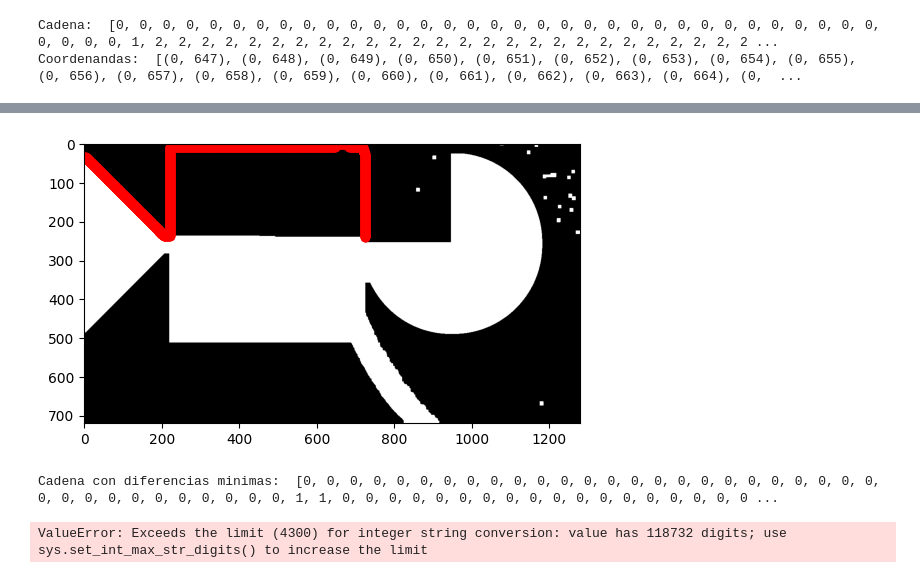
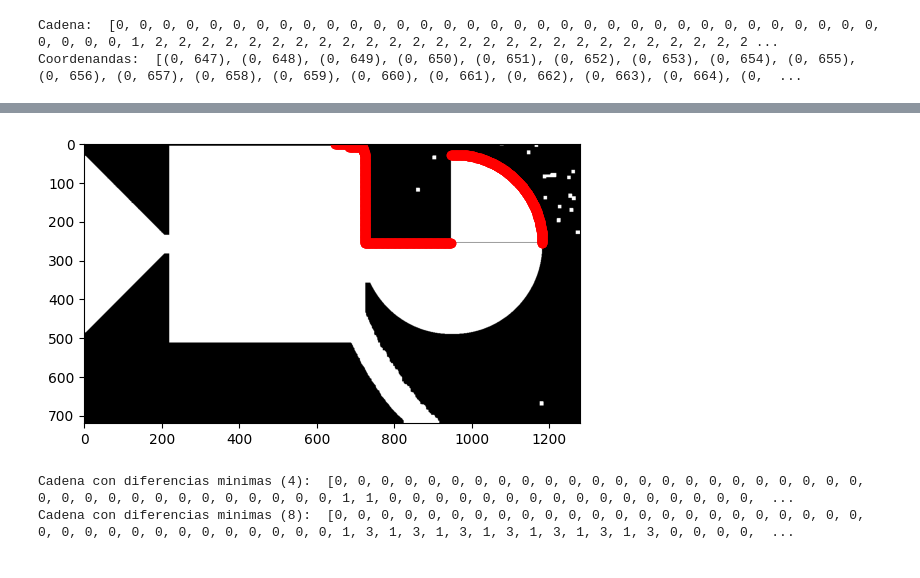
Before and after one commit to OmarFloresSanchez/Pancitos, a Jupyter notebook: Practica2-2/practica2-2.ipynb, the cells around one changed output, grey strips where cells are left out. Cells and saved outputs as stored; diff of their text form; code cells hidden in the pictures.

Commit message:
final de freeman

```diff
--- a/Practica2-2/practica2-2.ipynb
+++ b/Practica2-2/practica2-2.ipynb
@@ -32,7 +39,11 @@ plt.imshow(img_erosion, cmap='gray')
 # %%
 # ------ BINARIZACION DE LA IMAGEN ------
-umbral1, imgOtsu1 = umbralizacionOtsu('erosion.png')
-umbral2, imgOtsu2 = umbralizacionOtsu(foto2)
+umbral1, imgOtsu1 = umbralizacionOtsu('erosion1.png')
+umbral2, imgOtsu2 = umbralizacionOtsu('erosion2.png')
+
+imgOtsu18 = imgOtsu1.copy()
+imgOtsu28 = imgOtsu2.copy()
+
 plt.subplot(1, 2, 1)
 plt.imshow(imgOtsu1, cmap='gray')
 plt.subplot(1, 2, 2)
@@ -58,6 +68,7 @@ plt.imshow(prueba,cmap='gray')
 [figure]
 # %%
 imagenn = imgOtsu1
+imagennnn = imgOtsu18
 # %%
 def tieneVecinoBlanco(x, y, img):
     return (
@@ -97,11 +108,11 @@ def esBorde(x, y, img):
         )
     )
 
-def chainFreeman4Bordes(imgBinarizada, puntoInicio):
+def chainFreeman4(imgBinarizada, puntoInicio):
     cadena = []
     coordenadas = []
 
-    rows, cols = imgBinarizada.shape
+    filas, columnas = imgBinarizada.shape
 
     x, y = puntoInicio
 
@@ -115,7 +126,7 @@ def chainFreeman4Bordes(imgBinarizada, puntoInicio):
         imgBinarizada[x, y] = -1
 
         # Derecha
-        if y < cols - 1 and imgBinarizada[x, y + 1] == 255:
+        if y < columnas - 1 and imgBinarizada[x, y + 1] == 255:
             cadena.append(0)
             y += 1
         # Arriba
@@ -127,7 +138,7 @@ def chainFreeman4Bordes(imgBinarizada, puntoInicio):
             cadena.append(2)
             y -= 1
         # Abajo
-        elif x < rows - 1 and imgBinarizada[x + 1, y] == 255:
+        elif x < filas - 1 and imgBinarizada[x + 1, y] == 255:
             cadena.append(1)
             x += 1
         else:
@@ -149,9 +160,9 @@ def chainFreeman4Bordes(imgBinarizada, puntoInicio):
 
 
 
-cadena, coordenadas = chainFreeman4Bordes(imagenn, inicio)
-print("Cadena: ", cadena)
-print("Coordenandas: ", coordenadas)
+cadena4, coordenadas4 = chainFreeman4(imagenn, inicio)
+print("Cadena: ", cadena4)
+print("Coordenandas: ", coordenadas4)
 # %% [output]
 Cadena:  [0, 0, 0, 0, 0, 0, 0, 0, 0, 0, 0, 0, 0, 0, 0, 0, 0, 0, 0, 0, 0, 0, 0, 0, 0, 0, 0, 0, 0, 0, 0, 0, 0, 0, 0, 0, 0, 1, 2, 2, 2, 2, 2, 2, 2, 2, 2, 2, 2, 2, 2, 2, 2, 2, 2, 2, 2, 2, 2, 2, 2, 2, 2, 2 ...
 Coordenandas:  [(0, 647), (0, 648), (0, 649), (0, 650), (0, 651), (0, 652), (0, 653), (0, 654), (0, 655), (0, 656), (0, 657), (0, 658), (0, 659), (0, 660), (0, 661), (0, 662), (0, 663), (0, 664), (0,  ...
@@ -158,11 +245,11 @@ Coordenandas:  [(0, 647), (0, 648), (0, 649), (0, 650), (0, 651), (0, 652), (0,
 # %%
 # imagenn = 255 - imagenn
 
-plt.imshow(imagenn, cmap='gray')
-plt.plot([i[1] for i in coordenadas], [i[0] for i in coordenadas], 'ro')  # 'ro' para puntos rojos
+plt.imshow(imagennnn, cmap='gray')
+plt.plot([i[1] for i in coordenadas8], [i[0] for i in coordenadas8], 'ro')  # 'ro' para puntos rojos
 plt.show()
 # %% [output]
-[figure, old version]
+[figure, new version]
 # %%
 def firstDifference(cadena):
      diferencias = []
@@ -171,27 +258,11 @@ def firstDifference(cadena):
         diferencias.append(diff)
      return diferencias
 
-firstD = firstDifference(cadena)
-print("Cadena con diferencias minimas: ", firstD)
+firstD4 = firstDifference(cadena4)
+print("Cadena con diferencias minimas (4): ", firstD4)
+
+firstD8 = firstDifference(cadena8)
+print("Cadena con diferencias minimas (8): ", firstD8)
 # %% [output]
-Cadena con diferencias minimas:  [0, 0, 0, 0, 0, 0, 0, 0, 0, 0, 0, 0, 0, 0, 0, 0, 0, 0, 0, 0, 0, 0, 0, 0, 0, 0, 0, 0, 0, 0, 0, 0, 0, 0, 0, 0, 1, 1, 0, 0, 0, 0, 0, 0, 0, 0, 0, 0, 0, 0, 0, 0, 0, 0, 0, 0 ...
+Cadena con diferencias minimas (4):  [0, 0, 0, 0, 0, 0, 0, 0, 0, 0, 0, 0, 0, 0, 0, 0, 0, 0, 0, 0, 0, 0, 0, 0, 0, 0, 0, 0, 0, 0, 0, 0, 0, 0, 0, 0, 1, 1, 0, 0, 0, 0, 0, 0, 0, 0, 0, 0, 0, 0, 0, 0, 0, 0,  ...
+Cadena con diferencias minimas (8):  [0, 0, 0, 0, 0, 0, 0, 0, 0, 0, 0, 0, 0, 0, 0, 0, 0, 0, 0, 0, 0, 0, 0, 0, 0, 0, 0, 0, 0, 0, 0, 0, 0, 0, 0, 0, 1, 3, 1, 3, 1, 3, 1, 3, 1, 3, 1, 3, 1, 3, 0, 0, 0, 0,  ...
-# %%
-def minimumMagnitude(cadena):
-  N = len(cadena)
-  norm_chain_code = np.copy(cadena)
-  circ_chain_code = np.copy(cadena)
-  minimum_int = int(''.join([str(c) for c in cadena]))
-  for _ in range(N):
-    first_element = circ_chain_code[0]
-    circ_chain_code[:-1] = circ_chain_code[1:]
-    circ_chain_code[-1] = first_element
-    test_int = int(''.join([str(c) for c in circ_chain_code]))
-    if minimum_int > test_int:
-      minimum_int = test_int
-      norm_chain_code = np.copy(circ_chain_code)
-  return list(norm_chain_code)
-
-mindM = minimumMagnitude(firstD)
-print("Cadena con magnitud minima: ", mindM)
-# %% [output]
-ValueError: Exceeds the limit (4300) for integer string conversion: value has 118732 digits; use sys.set_int_max_str_digits() to increase the limit
```
Also changed, not shown: parts of 9 cells of this notebook, 5 other files.
